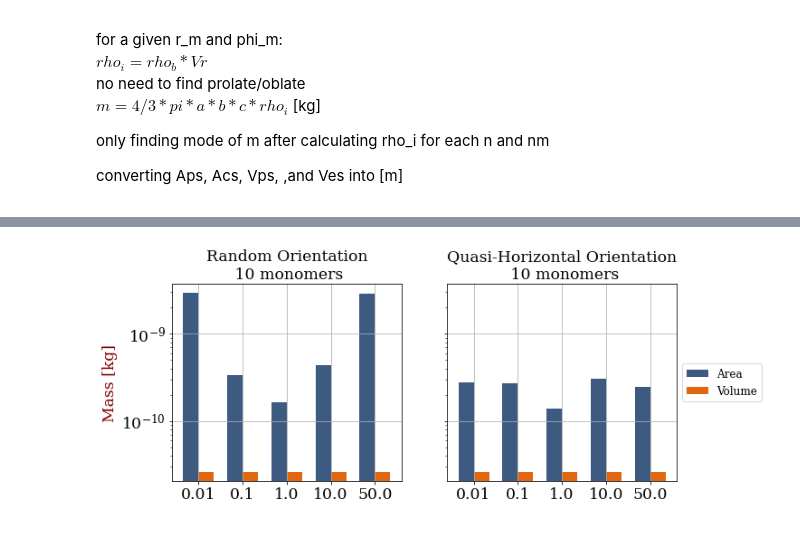
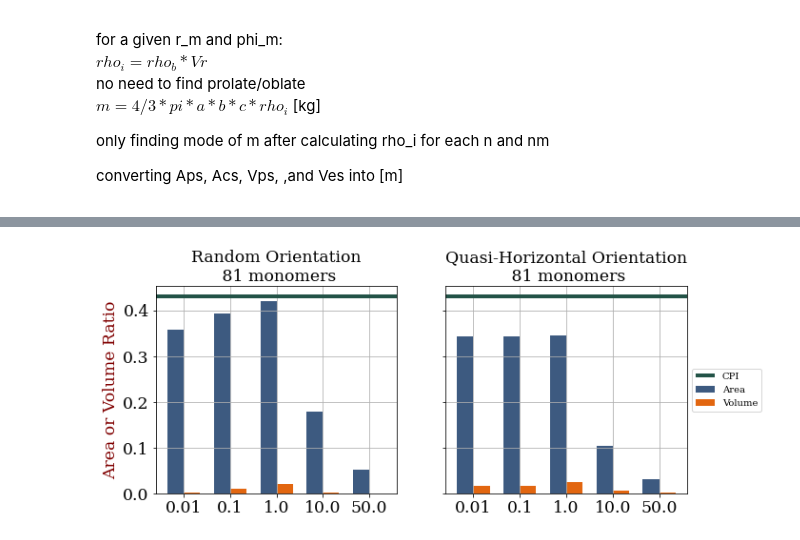
Before and after one commit to vprzybylo/IPAS, a Jupyter notebook: ipas/visualizations/m_D_relationships.ipynb, the cells around one changed output, grey strips where cells are left out. Cells and saved outputs as stored; diff of their text form; code cells hidden in the pictures.

```diff
--- a/ipas/visualizations/m_D_relationships.ipynb
+++ b/ipas/visualizations/m_D_relationships.ipynb
@@ -39,9 +39,9 @@ f = open("../instance_files/mD_vT_vars_rand_1", "rb")
 result_rand = pickle.load(f)
 f.close()
 
-# f = open("../instance_files/mD_vT_vars_flat_1", "rb")
-# result_flat = pickle.load(f)
-# f.close()
+f = open("../instance_files/mD_vT_vars_flat_1", "rb")
+result_flat = pickle.load(f)
+f.close()
 
 #LOAD CPI DATA
 all_campaigns = ['ARM', 'AIRS_II', 'ATTREX', 'ICE_L', 'IPHEX', 'MACPEX', 'MPACE', 'POSIDON']
@@ -182,17 +193,59 @@ USING HEYMSFIELD'S METHOD
 # %%
-# random ORIENTATION
-# convert dict keys to variables
-locals().update(result_rand)
-
 phi_idxs = [0, 1, 2, 3, 4]
-r_idx = 0
-nm = 9  # plot after how many monomers
+r_idxs = [0,1,2]
+r_idx = 2
+nm = 80  # plot after how many monomers
 fig, (ax1, ax2) = plt.subplots(1, 2, figsize=(10, 4), sharey=True)
 
+locals().update(result_rand)
 p = plot.Plots(ax1, df_CPI, agg_as, agg_bs, agg_cs, phi_idxs, r_idxs, Aps, Acs, Vps, Ves, Dmaxs)
 p.r_idx = r_idx  # index of monomer radius
 p.nm = nm  # plot after how many monomers
 title = f"Random Orientation\n {nm+1} monomers"
+# xlabel = "Monomer Aspect Ratio"
+xlabel = ""
+p.area_ratio_plot(title, xlabel)
+
+# QH ORIENTATION
+# convert dict keys to variables
+locals().update(result_flat)
+p = plot.Plots(ax2, df_CPI, agg_as, agg_bs, agg_cs, phi_idxs, r_idxs, Aps, Acs, Vps, Ves, Dmaxs)
+title = f"Quasi-Horizontal Orientation\n {nm+1} monomers"
+p.r_idx = r_idx  # index of monomer radius
+p.nm = nm  # plot after how many monomers
+xlabel = ""
+p.area_ratio_plot(title, xlabel)
+ax2.legend(loc="center left", bbox_to_anchor=(1.0, 0.5))
+
+
+# convert dict keys to variables
+locals().update(result_rand)
+phi_idxs = [0, 1, 2, 3, 4]
+fig, (ax1, ax2) = plt.subplots(1, 2, figsize=(10, 4), sharey=True)
+p = plot.Plots(ax1, df_CPI, agg_as, agg_bs, agg_cs, phi_idxs, r_idxs, Aps, Acs, Vps, Ves, Dmaxs)
+p.r_idx = r_idx  # index of monomer radius
+p.nm = nm  # plot after how many monomers
+# title = f"Random Orientation\n {nm+1} monomers"
+title = ""
+xlabel = "Monomer Aspect Ratio"
+p.Re_plot(title, xlabel)
+
+locals().update(result_flat)
+# title = f"Quasi-Horizontal Orientation\n {nm+1} monomers"
+title = ""
+xlabel = "Monomer Aspect Ratio"
+p = plot.Plots(ax2, df_CPI, agg_as, agg_bs, agg_cs, phi_idxs, r_idxs, Aps, Acs, Vps, Ves, Dmaxs)
+p.r_idx = r_idx  # index of monomer radius
+p.nm = nm  # plot after how many monomers
+p.Re_plot(title, xlabel)
+# ax2.legend(loc='center left', bbox_to_anchor=(1.0, 0.5));
+
+fig, (ax1, ax2) = plt.subplots(1, 2, figsize=(10, 4), sharey=True)
+locals().update(result_rand)
+p = plot.Plots(ax1, df_CPI, agg_as, agg_bs, agg_cs, phi_idxs, r_idxs, Aps, Acs, Vps, Ves, Dmaxs)
+p.r_idx = r_idx  # index of monomer radius
+p.nm = nm  # plot after how many monomers
+title = f" "
 # xlabel = "Monomer Aspect Ratio"
 xlabel = ""
 p.mass_plot(title, xlabel)
@@ -201,55 +254,33 @@ p.mass_plot(title, xlabel)
 # convert dict keys to variables
 locals().update(result_flat)
 p = plot.Plots(ax2, df_CPI, agg_as, agg_bs, agg_cs, phi_idxs, r_idxs, Aps, Acs, Vps, Ves, Dmaxs)
-title = f"Quasi-Horizontal Orientation\n {nm+1} monomers"
+title = f" "
 p.r_idx = r_idx  # index of monomer radius
 p.nm = nm  # plot after how many monomers
 xlabel = ""
 p.mass_plot(title, xlabel)
 ax2.legend(loc="center left", bbox_to_anchor=(1.0, 0.5))
 
 # convert dict keys to variables
 locals().update(result_rand)
 phi_idxs = [0, 1, 2, 3, 4]
 fig, (ax1, ax2) = plt.subplots(1, 2, figsize=(10, 4), sharey=True)
 p = plot.Plots(ax1, df_CPI, agg_as, agg_bs, agg_cs, phi_idxs, r_idxs, Aps, Acs, Vps, Ves, Dmaxs)
 p.r_idx = r_idx  # index of monomer radius
 p.nm = nm  # plot after how many monomers
 # title = f"Random Orientation\n {nm+1} monomers"
 title = ""
 xlabel = ""
 p.best_number_plot(title, xlabel)
 
 locals().update(result_flat)
 # title = f"Quasi-Horizontal Orientation\n {nm+1} monomers"
 title = ""
 xlabel = ""
 p = plot.Plots(ax2, df_CPI, agg_as, agg_bs, agg_cs, phi_idxs, r_idxs, Aps, Acs, Vps, Ves, Dmaxs)
 p.r_idx = r_idx  # index of monomer radius
 p.nm = nm  # plot after how many monomers
 p.best_number_plot(title, xlabel)
 # ax2.legend(loc='center left', bbox_to_anchor=(1.0, 0.5));
-
-# convert dict keys to variables
-locals().update(result_rand)
-phi_idxs = [0, 1, 2, 3, 4]
-fig, (ax1, ax2) = plt.subplots(1, 2, figsize=(10, 4), sharey=True)
-p = plot.Plots(ax1, df_CPI, agg_as, agg_bs, agg_cs, phi_idxs, r_idxs, Aps, Acs, Vps, Ves, Dmaxs)
-p.r_idx = r_idx  # index of monomer radius
-p.nm = nm  # plot after how many monomers
-# title = f"Random Orientation\n {nm+1} monomers"
-title = ""
-xlabel = "Monomer Aspect Ratio"
-p.density_plot(title, xlabel)
-
-locals().update(result_flat)
-# title = f"Quasi-Horizontal Orientation\n {nm+1} monomers"
-title = ""
-xlabel = "Monomer Aspect Ratio"
-p = plot.Plots(ax2, df_CPI, agg_as, agg_bs, agg_cs, phi_idxs, r_idxs, Aps, Acs, Vps, Ves, Dmaxs)
-p.r_idx = r_idx  # index of monomer radius
-p.nm = nm  # plot after how many monomers
-p.density_plot(title, xlabel)
-# ax2.legend(loc='center left', bbox_to_anchor=(1.0, 0.5));
 # %% [output]
-[figure, old version]
+[figure, new version]
```
Also changed, not shown: parts of 5 cells of this notebook, 4 other files.
